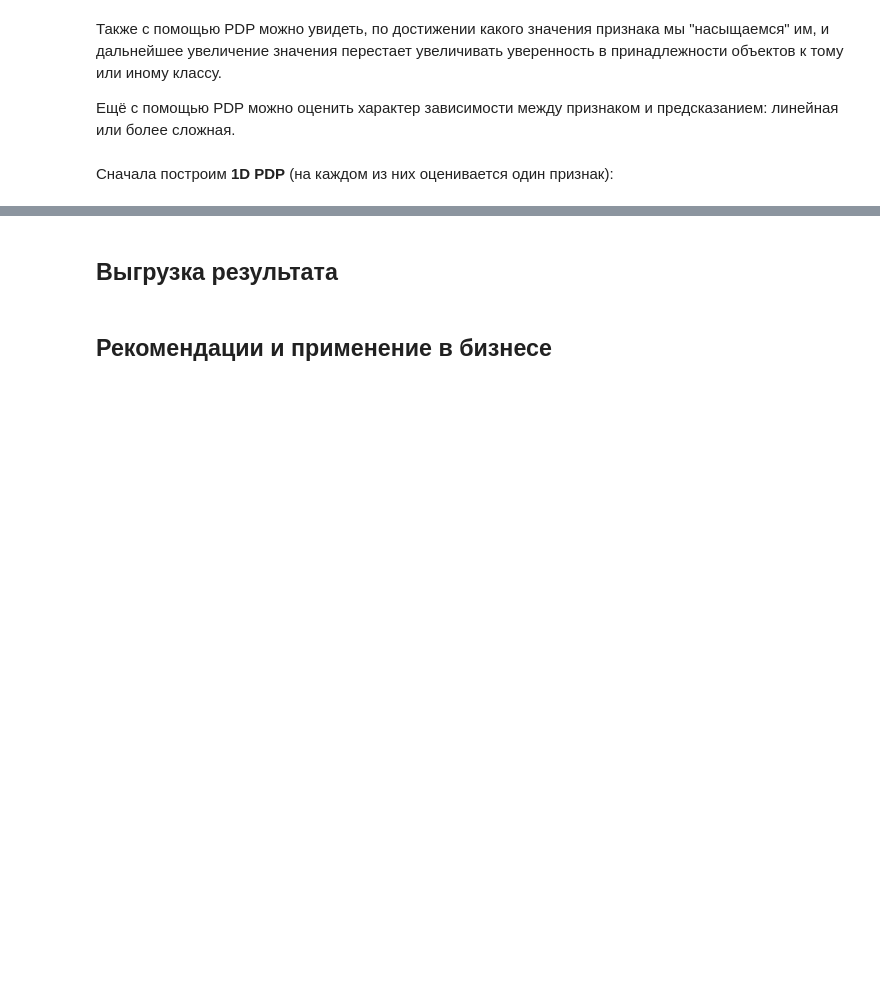
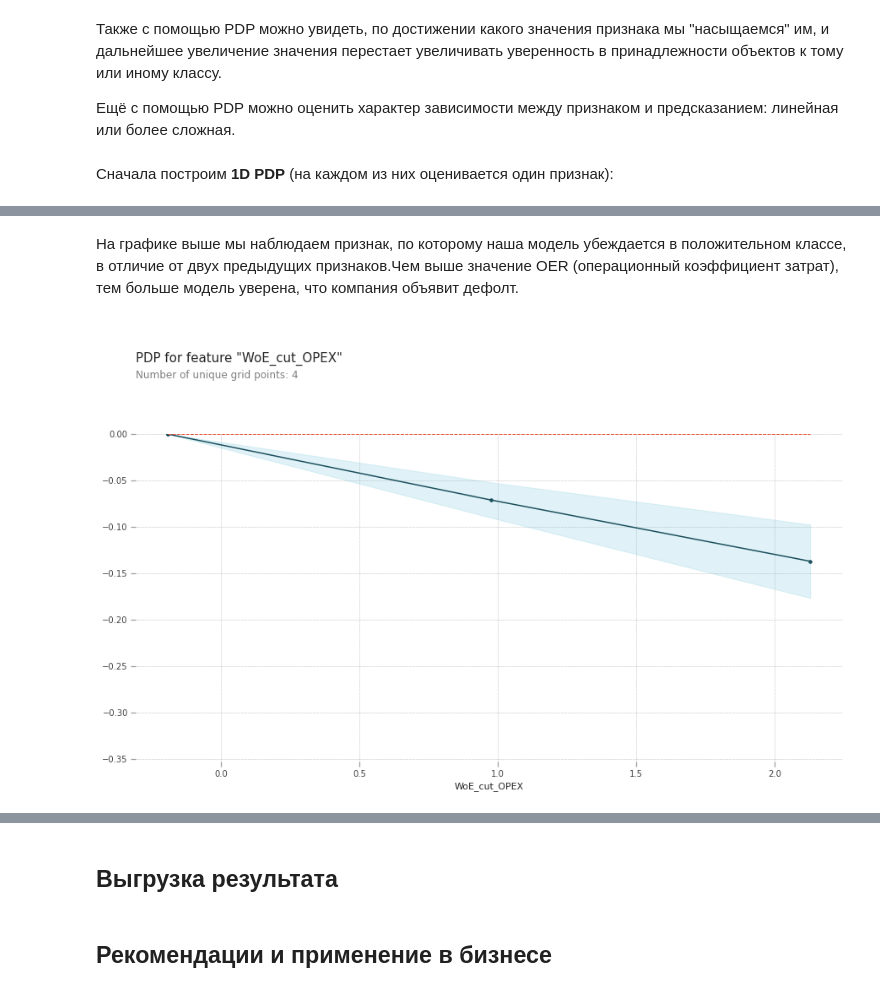
Before and after one commit to Stuksus/Hackaton_SBER, a Jupyter notebook: Final_file_for_hackaton_sber.ipynb, the cells around one changed output, grey strips where cells are left out. Cells and saved outputs as stored; diff of their text form; code cells hidden in the pictures; blank space fills up the shorter version.

```diff
--- a/Final_file_for_hackaton_sber.ipynb
+++ b/Final_file_for_hackaton_sber.ipynb
@@ -1463,0 +1536,10 @@ plt.show()
+# %% [markdown]
+На графике выше мы наблюдаем признак, по которому наша модель убеждается в положительном классе, в отличие от двух предыдущих признаков.Чем выше значение OER (операционный коэффициент затрат), тем больше модель уверена, что компания объявит дефолт.
+# %%
+# Собираем данные для графика
+pdp_woe= pdp.pdp_isolate(model=pipe_fin, dataset=X_train_fin.loc[:,top_feat_fin], model_features=features_fin, feature='WoE_cut_OPEX')
+# Строим график
+pdp.pdp_plot(pdp_woe, 'WoE_cut_OPEX')
+plt.show()
+# %% [output]
+[figure, added]
```
Also changed, not shown: parts of 54 cells of this notebook.
